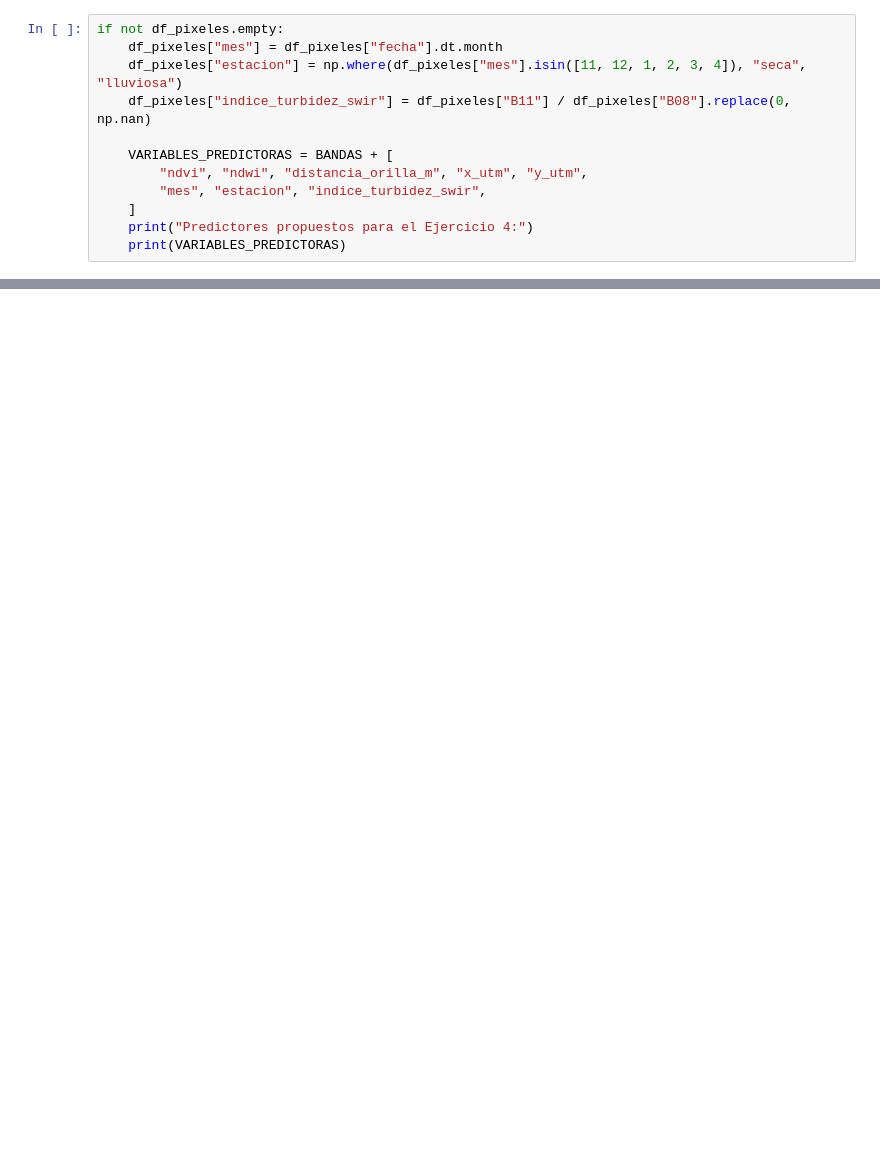
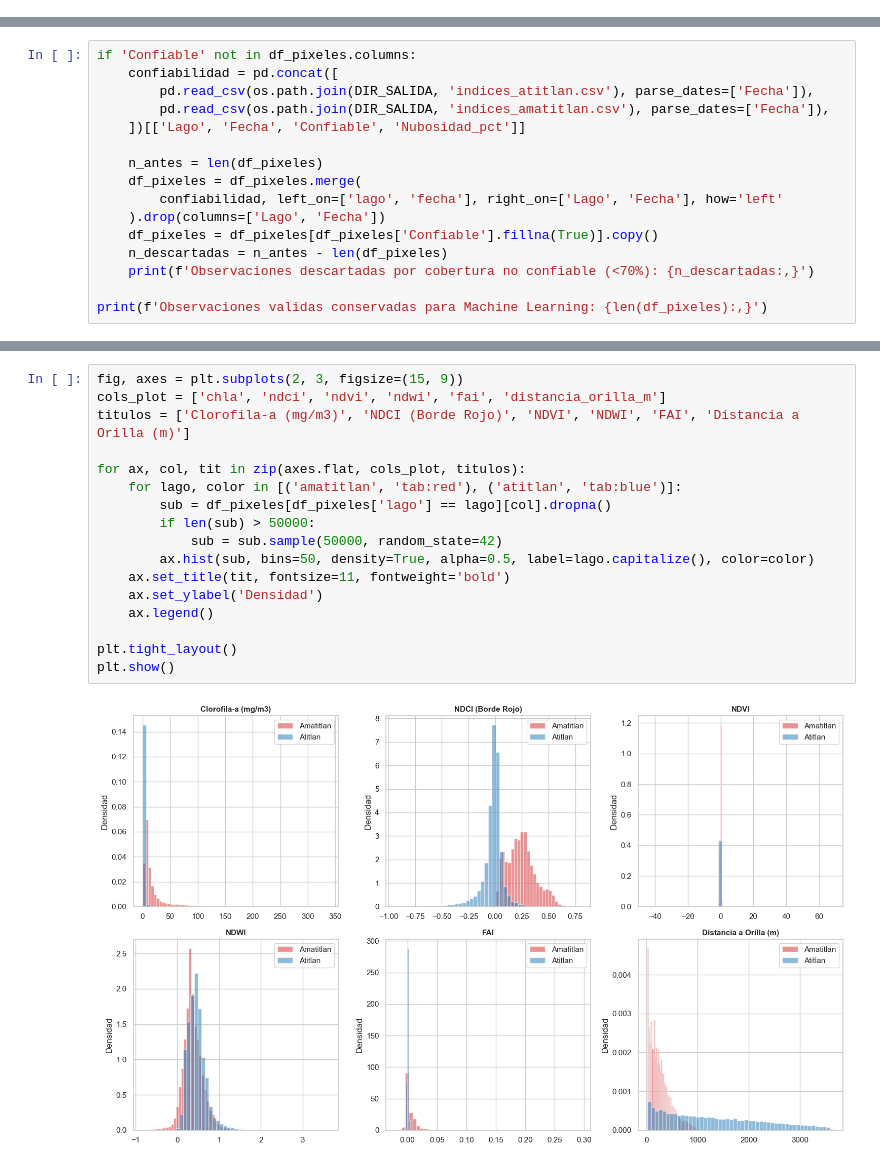
Before and after one commit to AngelEsquit/Lab4-DS, a Jupyter notebook: notebooks/Lab4_Parte2_ML.ipynb, the cells around one changed output, grey strips where cells are left out. Drawn from its saved outputs; the diff is of its cells as text; blank space fills up the shorter version.

Commit message:
feat: implementacion ejercicios 4, 5 y 6 con validacion espacial y notas de equipo

```diff
--- a/notebooks/Lab4_Parte2_ML.ipynb
+++ b/notebooks/Lab4_Parte2_ML.ipynb
@@ -551,12 +0,0 @@ tras revisar su correlación con `chla`.
-# %%
-if not df_pixeles.empty:
-    df_pixeles["mes"] = df_pixeles["fecha"].dt.month
-    df_pixeles["estacion"] = np.where(df_pixeles["mes"].isin([11, 12, 1, 2, 3, 4]), "seca", "lluviosa")
-    df_pixeles["indice_turbidez_swir"] = df_pixeles["B11"] / df_pixeles["B08"].replace(0, np.nan)
-
-    VARIABLES_PREDICTORAS = BANDAS + [
-        "ndvi", "ndwi", "distancia_orilla_m", "x_utm", "y_utm",
-        "mes", "estacion", "indice_turbidez_swir",
-    ]
-    print("Predictores propuestos para el Ejercicio 4:")
-    print(VARIABLES_PREDICTORAS)
@@ -582,0 +260,16 @@ Dataset guardado en ../outputs\dataset_ml_parte2.csv
+# %%
+if 'Confiable' not in df_pixeles.columns:
+    confiabilidad = pd.concat([
+        pd.read_csv(os.path.join(DIR_SALIDA, 'indices_atitlan.csv'), parse_dates=['Fecha']),
+        pd.read_csv(os.path.join(DIR_SALIDA, 'indices_amatitlan.csv'), parse_dates=['Fecha']),
+    ])[['Lago', 'Fecha', 'Confiable', 'Nubosidad_pct']]
+
+    n_antes = len(df_pixeles)
+    df_pixeles = df_pixeles.merge(
+        confiabilidad, left_on=['lago', 'fecha'], right_on=['Lago', 'Fecha'], how='left'
+    ).drop(columns=['Lago', 'Fecha'])
+    df_pixeles = df_pixeles[df_pixeles['Confiable'].fillna(True)].copy()
+    n_descartadas = n_antes - len(df_pixeles)
+    print(f'Observaciones descartadas por cobertura no confiable (<70%): {n_descartadas:,}')
+
+print(f'Observaciones validas conservadas para Machine Learning: {len(df_pixeles):,}')
@@ -582,0 +370,19 @@ Dataset guardado en ../outputs\dataset_ml_parte2.csv
+# %%
+fig, axes = plt.subplots(2, 3, figsize=(15, 9))
+cols_plot = ['chla', 'ndci', 'ndvi', 'ndwi', 'fai', 'distancia_orilla_m']
+titulos = ['Clorofila-a (mg/m3)', 'NDCI (Borde Rojo)', 'NDVI', 'NDWI', 'FAI', 'Distancia a Orilla (m)']
+
+for ax, col, tit in zip(axes.flat, cols_plot, titulos):
+    for lago, color in [('amatitlan', 'tab:red'), ('atitlan', 'tab:blue')]:
+        sub = df_pixeles[df_pixeles['lago'] == lago][col].dropna()
+        if len(sub) > 50000:
+            sub = sub.sample(50000, random_state=42)
+        ax.hist(sub, bins=50, density=True, alpha=0.5, label=lago.capitalize(), color=color)
+    ax.set_title(tit, fontsize=11, fontweight='bold')
+    ax.set_ylabel('Densidad')
+    ax.legend()
+
+plt.tight_layout()
+plt.show()
+# %% [output]
+[figure, added]
```
Also changed, not shown: parts of 98 cells of this notebook, 2 other files.
